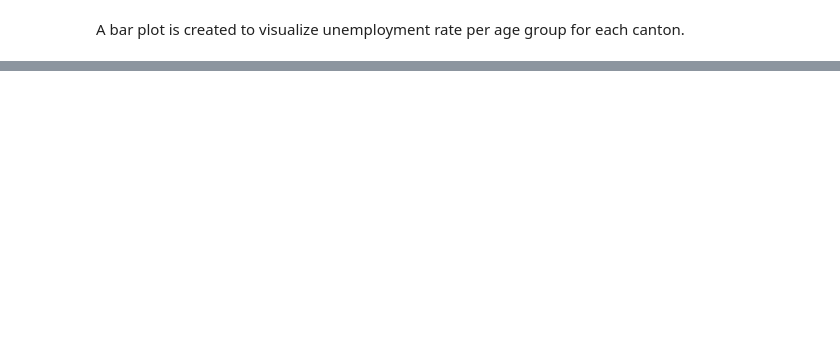
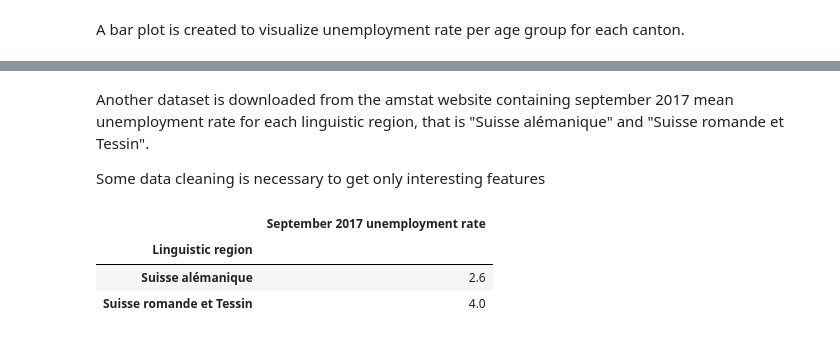
Before and after one commit to brunebastide/ADA, a Jupyter notebook: homework03/homework3.ipynb, the cells around one changed output, grey strips where cells are left out. Cells and saved outputs as stored; diff of their text form; code cells hidden in the pictures; blank space fills up the shorter version.

```diff
--- a/homework03/homework3.ipynb
+++ b/homework03/homework3.ipynb
@@ -489,0 +513,20 @@ ax.set_title('Unemployment rate (%) by age group');
+# %% [markdown]
+Another dataset is downloaded from the amstat website containing september 2017 mean unemployment rate for each linguistic region, that is "Suisse alémanique" and "Suisse romande et Tessin".
+
+Some data cleaning is necessary to get only interesting features
+# %%
+# Import excel dataset
+df_mean = pd.read_excel('amstat/Taux_chomage_region_linguistique_mean.xlsx')
+
+# data cleaning
+df_mean = df_mean.drop(['Mois','Unnamed: 3','Total', 'Unnamed: 5'], axis = 1)
+df_mean.columns = ['Linguistic region','September 2017 unemployment rate']
+df_mean = df_mean.drop([0,3], axis = 0)
+df_mean['September 2017 unemployment rate'] = df_mean['September 2017 unemployment rate'].astype(float)
+df_mean = df_mean.set_index('Linguistic region')
+df_mean.head()
+# %% [output]
+|  | September 2017 unemployment rate |
+| Linguistic region |  |
+| Suisse alémanique | 2.6 |
+| Suisse romande et Tessin | 4.0 |
```
Also changed, not shown: parts of 23 cells of this notebook.
